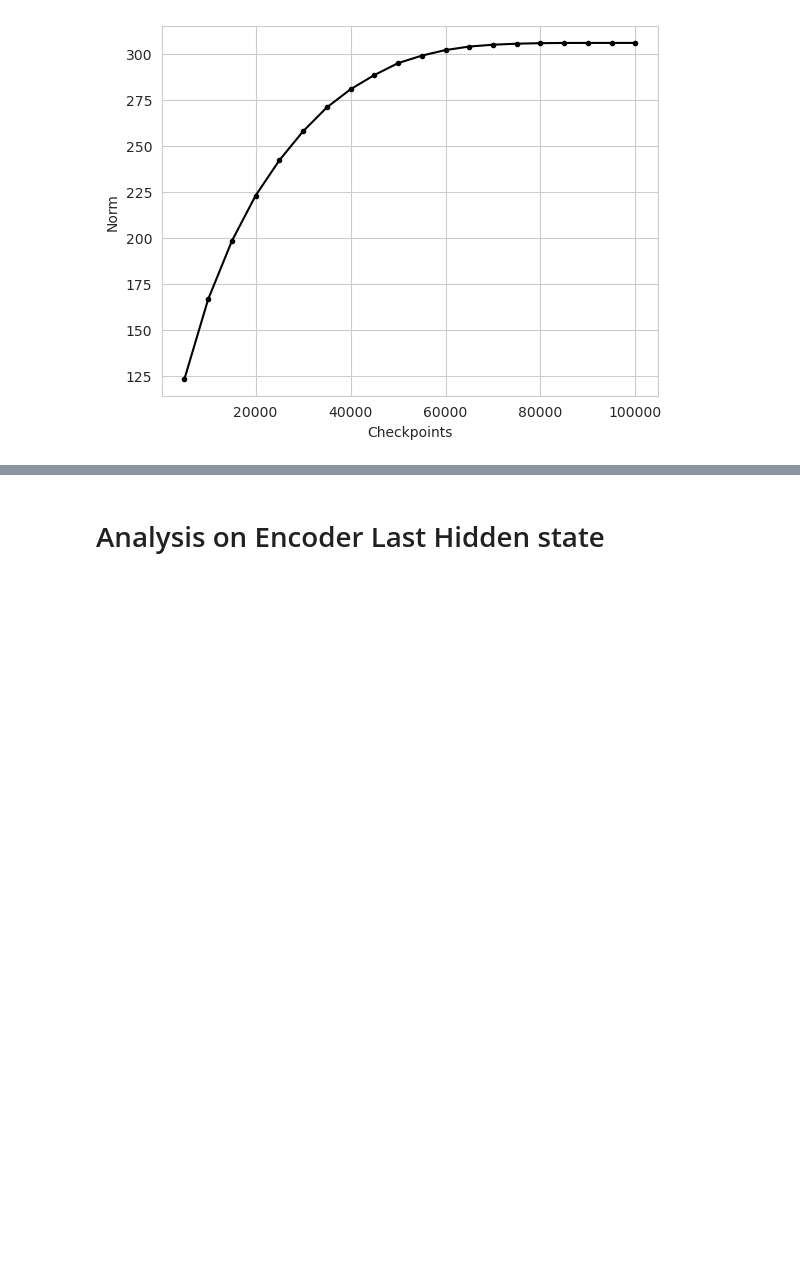
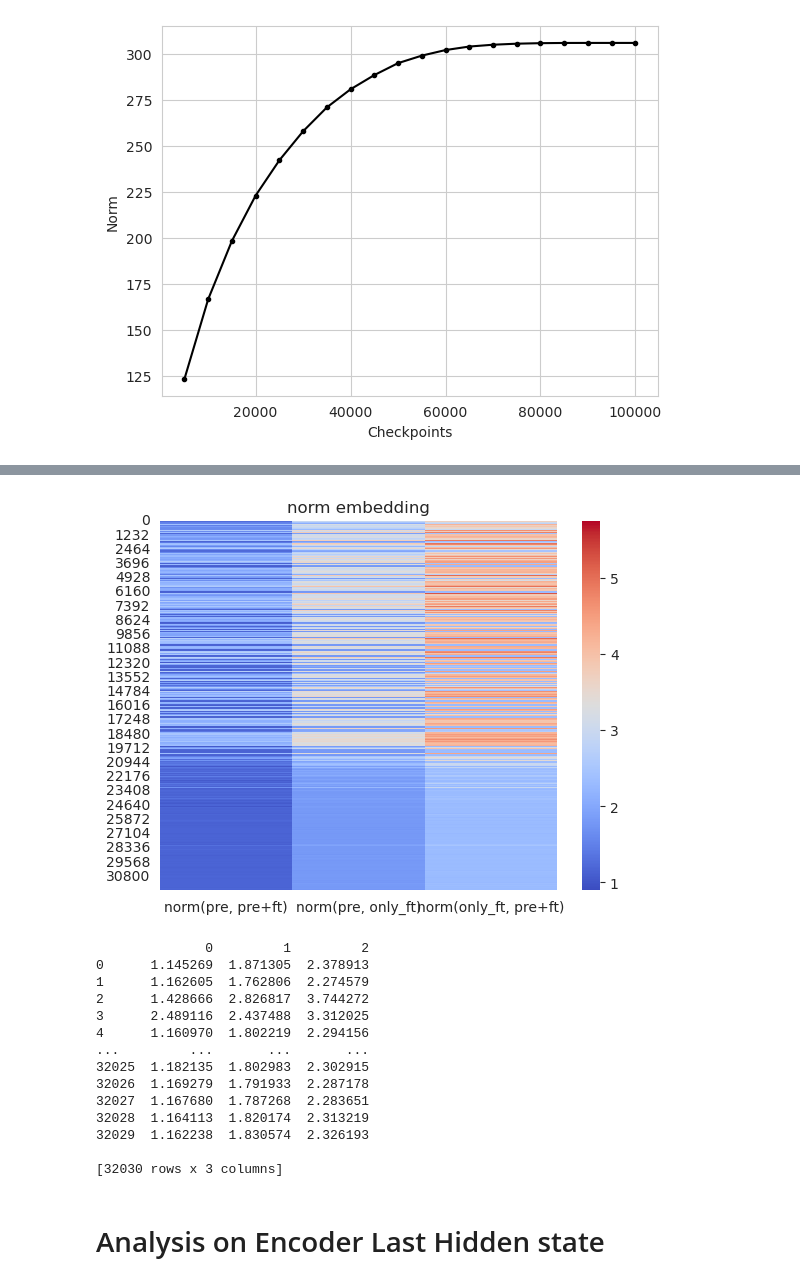
Before and after one commit to nikodallanoce/ContinualMachineTranslation, a Jupyter notebook: CompareWeights.ipynb, the cells around one changed output, grey strips where cells are left out. Saved outputs shown, nothing was run; the diff lists cells and outputs as text; code cells hidden in the pictures; blank space fills up the shorter version.

```diff
--- a/CompareWeights.ipynb
+++ b/CompareWeights.ipynb
@@ -96,3 +108,32 @@ sns.heatmap(df_emb.T, cmap="coolwarm")
+# %%
+norm_emb = np.zeros((last_ckcpt_weight.shape[0], 3))
+with torch.no_grad():
+    for i in range(last_ckcpt_weight.shape[0]):
+        norm_emb[i, 0] = torch.norm(last_ckcpt_weight[i, :] - pre_tr_weight[i, :])
+        norm_emb[i, 1] = torch.norm(only_ft_weight[i, :] - pre_tr_weight[i, :])
+        norm_emb[i, 2] = torch.norm(only_ft_weight[i, :] - last_ckcpt_weight[i, :])
+
+g = sns.heatmap(norm_emb, cmap="coolwarm")
+g.set(title="norm embedding")
+g.set_xticklabels(['norm(pre, pre+ft)', 'norm(pre, only_ft)', 'norm(only_ft, pre+ft)'])
+plt.show()
+print(pd.DataFrame(norm_emb))
+# %% [output]
+[figure, added]
+              0         1         2
+0      1.145269  1.871305  2.378913
+1      1.162605  1.762806  2.274579
+2      1.428666  2.826817  3.744272
+3      2.489116  2.437488  3.312025
+4      1.160970  1.802219  2.294156
+...         ...       ...       ...
+32025  1.182135  1.802983  2.302915
+32026  1.169279  1.791933  2.287178
+32027  1.167680  1.787268  2.283651
+32028  1.164113  1.820174  2.313219
+32029  1.162238  1.830574  2.326193
+
+[32030 rows x 3 columns]
 # %%
 # Requires long time
 # for k, w in tqdm(emb_weights.items()):
```
Also changed, not shown: parts of 24 cells of this notebook, 17 other files.
